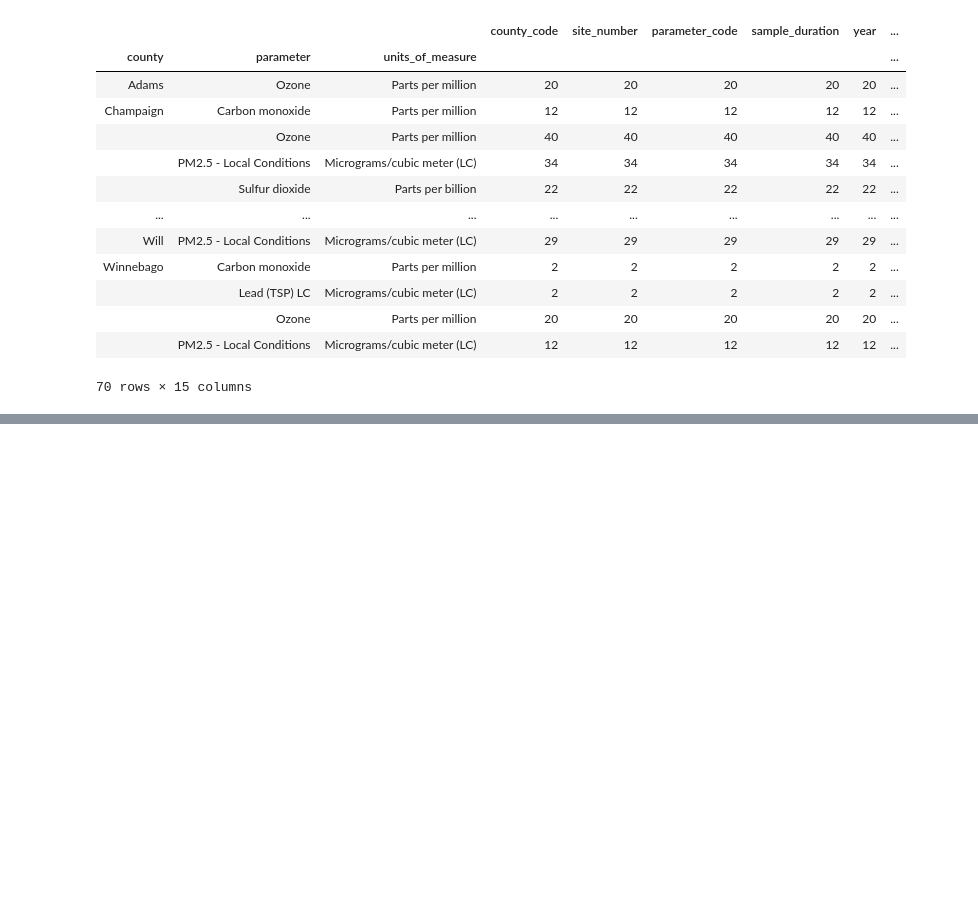
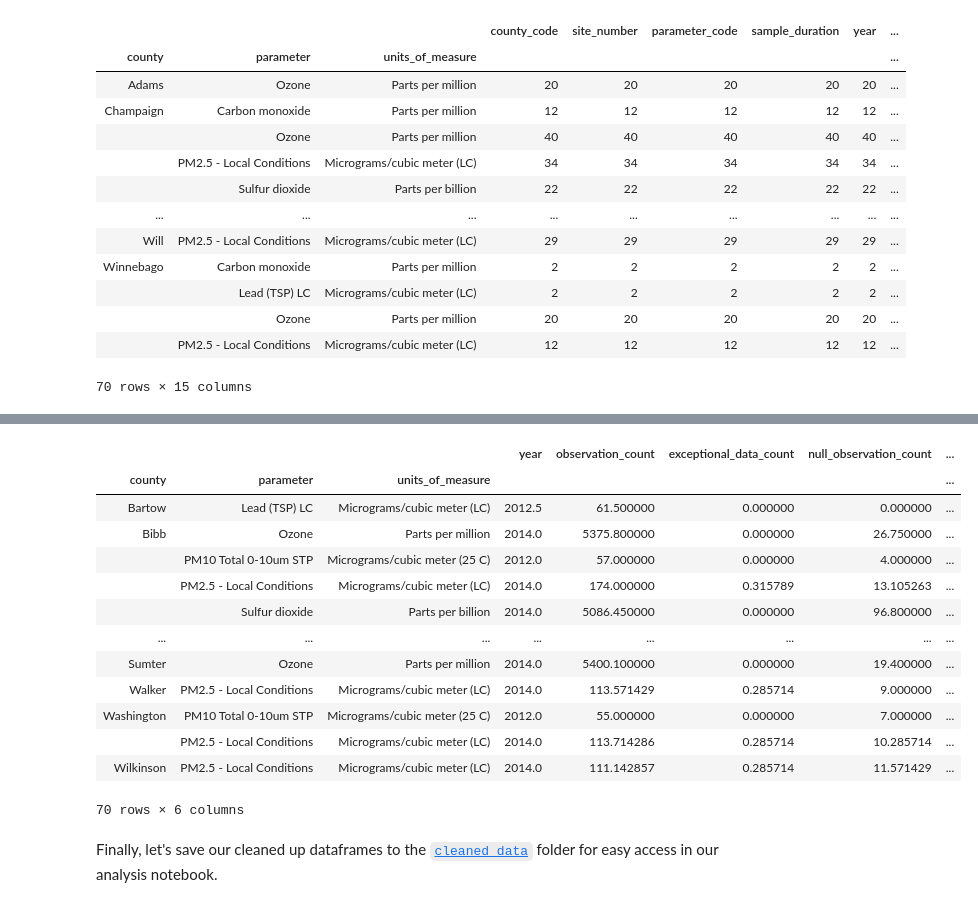
Before and after one commit to bbjornstad-flatiron/flatiron-mod3-project, a Jupyter notebook: aqs_data_fetching.ipynb, the cells around one changed output, grey strips where cells are left out. Drawn from its saved outputs; the diff is of its cells as text; code cells hidden in the pictures; blank space fills up the shorter version.

```diff
--- a/aqs_data_fetching.ipynb
+++ b/aqs_data_fetching.ipynb
@@ -29,0 +40,3 @@ il_code
+# %%
+ga_code = state_codes.loc[state_codes.state_name == 'Georgia', 'code'].values[0]
+ga_code
@@ -186,0 +307,20 @@ il_county_counts
+# %%
+ga_county_means = ga_aq_data.groupby(['county', 'parameter', 'units_of_measure']).mean()
+ga_county_means
+# %% [output]
+|  |  |  | year | observation_count | exceptional_data_count | null_observation_count | ... |
+| county | parameter | units_of_measure |  |  |  |  | ... |
+| Bartow | Lead (TSP) LC | Micrograms/cubic meter (LC) | 2012.5 | 61.500000 | 0.000000 | 0.000000 | ... |
+| Bibb | Ozone | Parts per million | 2014.0 | 5375.800000 | 0.000000 | 26.750000 | ... |
+|  | PM10 Total 0-10um STP | Micrograms/cubic meter (25 C) | 2012.0 | 57.000000 | 0.000000 | 4.000000 | ... |
+|  | PM2.5 - Local Conditions | Micrograms/cubic meter (LC) | 2014.0 | 174.000000 | 0.315789 | 13.105263 | ... |
+|  | Sulfur dioxide | Parts per billion | 2014.0 | 5086.450000 | 0.000000 | 96.800000 | ... |
+| ... | ... | ... | ... | ... | ... | ... | ... |
+| Sumter | Ozone | Parts per million | 2014.0 | 5400.100000 | 0.000000 | 19.400000 | ... |
+| Walker | PM2.5 - Local Conditions | Micrograms/cubic meter (LC) | 2014.0 | 113.571429 | 0.285714 | 9.000000 | ... |
+| Washington | PM10 Total 0-10um STP | Micrograms/cubic meter (25 C) | 2012.0 | 55.000000 | 0.000000 | 7.000000 | ... |
+|  | PM2.5 - Local Conditions | Micrograms/cubic meter (LC) | 2014.0 | 113.714286 | 0.285714 | 10.285714 | ... |
+| Wilkinson | PM2.5 - Local Conditions | Micrograms/cubic meter (LC) | 2014.0 | 111.142857 | 0.285714 | 11.571429 | ... |
+70 rows × 6 columns
+# %% [markdown]
+Finally, let's save our cleaned up dataframes to the [`cleaned_data`](./cleaned_data/) folder for easy access in our analysis notebook.
```
Also changed, not shown: parts of 23 cells of this notebook, 5 other files.
